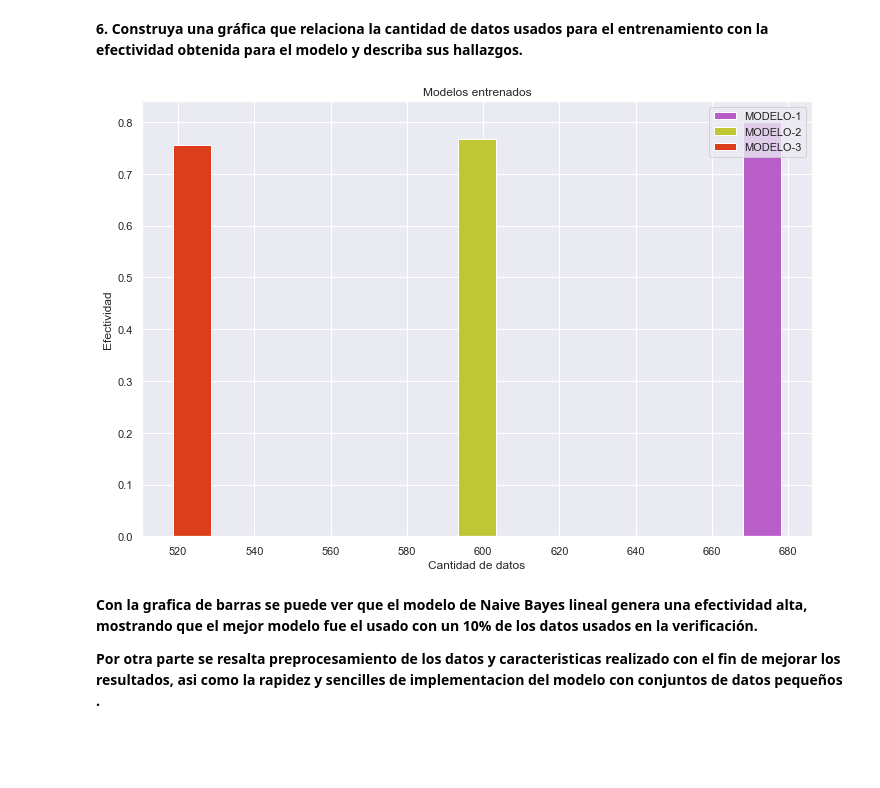
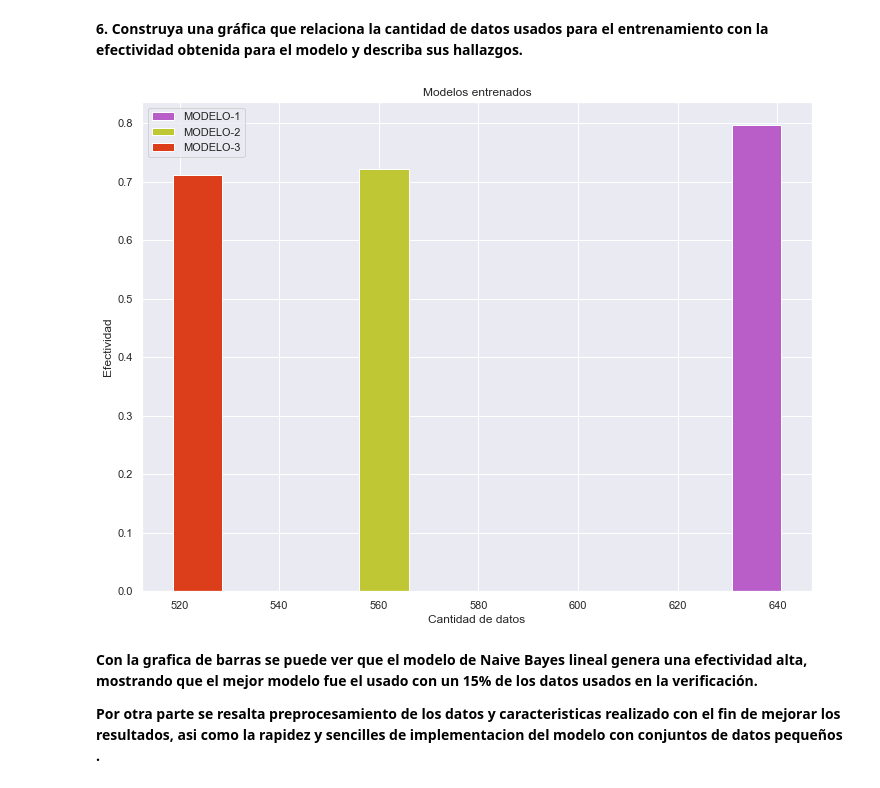
Before and after one commit to S-H-U-R-A/Electiva5, a Jupyter notebook: Electiva 5/3.6. Examen 3 Clustering/12-Exam-NaiveBayes-YRuedaJGutierrez.ipynb, the cells around one changed output. Cells and saved outputs as stored; diff of their text form; code cells hidden in the pictures; blank space fills up the shorter version.

Commit message:
SE MEJORA EL ALGORITMO

```diff
--- a/Electiva 5/3.6. Examen 3 Clustering/12-Exam-NaiveBayes-YRuedaJGutierrez.ipynb
+++ b/Electiva 5/3.6. Examen 3 Clustering/12-Exam-NaiveBayes-YRuedaJGutierrez.ipynb
@@ -163,15 +178,15 @@ VARIABLES CORRELACIONADAS POR MAPA DE CALOR
 # %% [markdown]
 **4. Entrene un modelo de Naive Bayes variando la proporción existente entre los datos de entrenamiento y los datos de prueba.**
 # %%
-#SE ENTRENA EL PRIMER MODELO  CON UN 10%  DE VERIFICACIÓN
-X_train1, X_test1, Y_train1, Y_test1 = ms.train_test_split(X_NUEVA, Y, test_size = 0.1);
+#SE ENTRENA EL PRIMER MODELO  CON UN 15%  DE VERIFICACIÓN
+X_train1, X_test1, Y_train1, Y_test1 = ms.train_test_split(X_NUEVA, Y, test_size = 0.15);
 #SE INICIA EL CLASIFICADOR
 gnb1 = GaussianNB();
 #SE ENTRENA EL MODELO
 gnb1.fit(X_train1.values, Y_train1.values);
 # %%
-#SE ENTRENA EL SEGUNDO MODELO  CON UN 20%  DE VERIFICACIÓN
-X_train2, X_test2, Y_train2, Y_test2 = ms.train_test_split(X_NUEVA, Y, test_size = 0.2);
+#SE ENTRENA EL SEGUNDO MODELO  CON UN 25%  DE VERIFICACIÓN
+X_train2, X_test2, Y_train2, Y_test2 = ms.train_test_split(X_NUEVA, Y, test_size = 0.25);
 #SE INICIA EL CLASIFICADOR
 gnb2 = GaussianNB();
 #SE ENTRENA EL MODELO
@@ -212,27 +250,27 @@ Efectividad del modelo con un 30% de datos de prueba: 0.7555555555555555
 **6. Construya una gráfica que relaciona la cantidad de datos usados para el entrenamiento con la efectividad obtenida para el modelo y describa sus hallazgos.**
 # %%
 #SE CALCULA LA CANTIDAD DE DATOS USADOS PARA EL PRIMER MODELO
-cantidadDatos1erModelo = len(X.index) - (len(X.index)*10)/100;
+cantidadDatos1erModelo = len(X.index) - (len(X.index)*15)/100;
 #SE CALCULA LA CANTIDAD DE DATOS USADOS PARA EL SEGUNDO MODELO
-cantidadDatos2doModelo = len(X.index) - (len(X.index)*20)/100;
+cantidadDatos2doModelo = len(X.index) - (len(X.index)*25)/100;
 #SE CALCULA LA CANTIDAD DE DATOS USADOS PARA EL TERCER MODELO
 cantidadDatos3erModelo = len(X.index) - (len(X.index)*30)/100;
 
 # configurando el tamaño de la figura
-plt.figure( figsize=(12, 8) );
+plt.figure( figsize=(12, 9) );
 
 plt.bar(cantidadDatos1erModelo, efectividadModelo1, facecolor='#B95EC8', edgecolor='white',width=10, label='MODELO-1' );
 plt.bar(cantidadDatos2doModelo, efectividadModelo2, facecolor='#BFC834', edgecolor='white', width=10, label='MODELO-2');
 plt.bar(cantidadDatos3erModelo, efectividadModelo3, facecolor='#DC3D1A', edgecolor='white',width=10, label='MODELO-3');
 
 plt.title('Modelos entrenados');
 plt.xlabel('Cantidad de datos');
 plt.ylabel('Efectividad');
 plt.legend(loc='best')
 plt.show();
 # %% [output]
-[figure, old version]
+[figure, new version]
 # %% [markdown]
-**Con la grafica de barras se puede ver que el modelo de Naive Bayes lineal genera una efectividad alta, mostrando que el mejor modelo fue el usado con un 10% de los datos usados en la verificación.**
+**Con la grafica de barras se puede ver que el modelo de Naive Bayes lineal genera una efectividad alta, mostrando que el mejor modelo fue el usado con un 15% de los datos usados en la verificación.**
 
 **Por otra parte se resalta  preprocesamiento de los datos y caracteristicas realizado con el fin de mejorar los resultados, asi como la rapidez y sencilles de implementacion del modelo con conjuntos de datos pequeños .**
```
Also changed, not shown: parts of 7 cells of this notebook, 2 other files.
